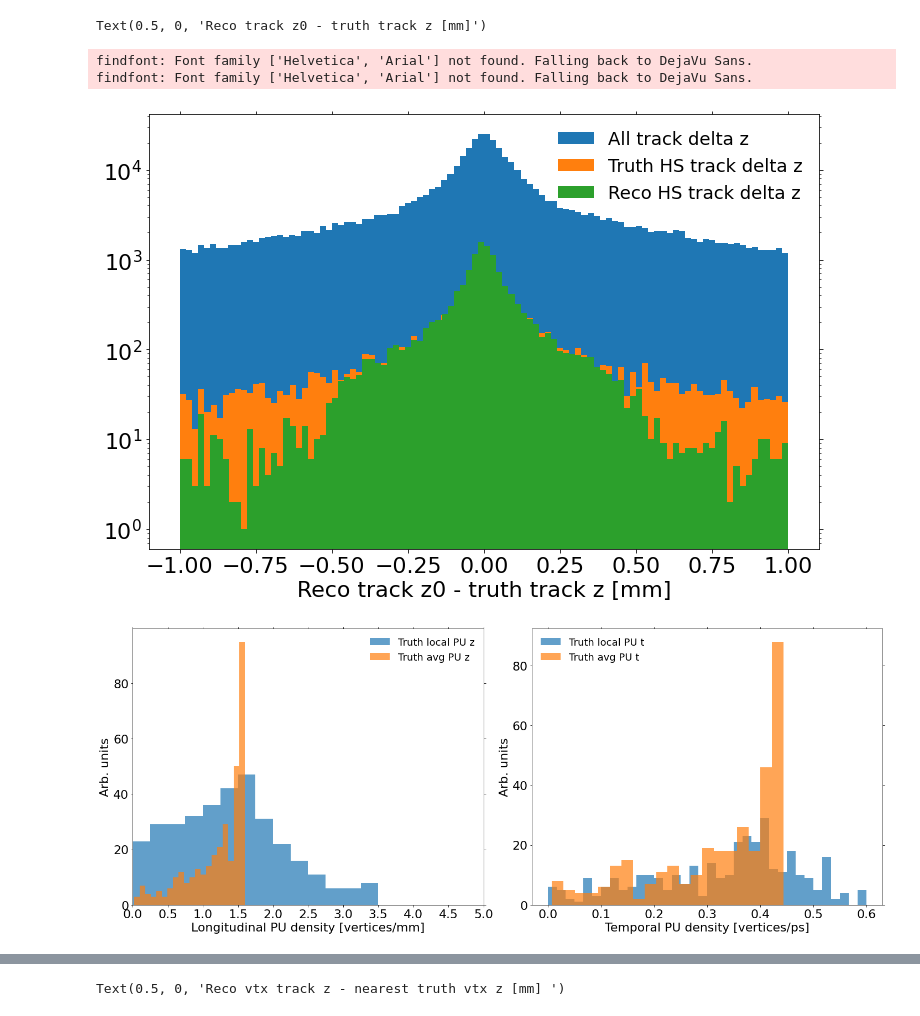
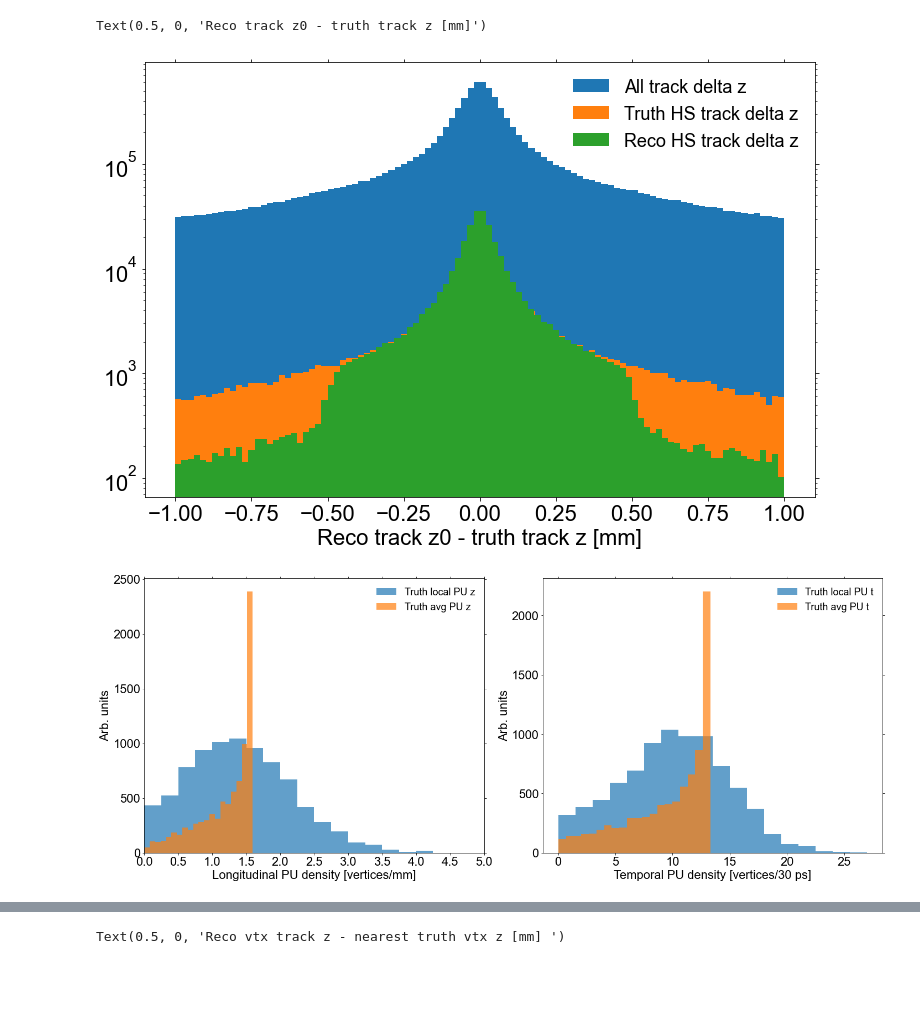
Before and after one commit to ttlindkvist/4DTracking, a Jupyter notebook: pileup_z.ipynb, the cells around one changed output, grey strips where cells are left out. Saved outputs shown, nothing was run; the diff lists cells and outputs as text; code cells hidden in the pictures; blank space fills up the shorter version.

```diff
--- a/pileup_z.ipynb
+++ b/pileup_z.ipynb
@@ -26,7 +26,7 @@ def computeAvgPUDensity(all_events_vertex_xs, mu=200, sigma_x=50):
     return avgPUdensity
 # %%
 # files = ['ntuples_condor/OutDir_{}/hist-Rel21sample.root'.format(i) for i in range(1, 10)]
-files = ['../ntuples/ttbar/hist-Rel21sample.root']
+files = ['../ntuples/ttbar/OutDir_{}/hist-Rel21sample.root'.format(i) for i in range(3, 12)]
 track_t = np.array([], dtype='object')
 track_z0 = np.array([], dtype='object')
 track_z0_var = np.array([], dtype='object')
@@ -89,9 +89,7 @@ plt.legend(frameon=False)
 plt.xlabel('Reco track z0 - truth track z [mm]')
 # %% [output]
 Text(0.5, 0, 'Reco track z0 - truth track z [mm]')
-findfont: Font family ['Helvetica', 'Arial'] not found. Falling back to DejaVu Sans.
-findfont: Font family ['Helvetica', 'Arial'] not found. Falling back to DejaVu Sans.
-[figure, old version]
+[figure, new version]
 # %%
 # cut >1 track pT
 # plot vs track eta
@@ -130,37 +130,39 @@ fig.set_size_inches(20, 8)
 
 delta_z = 2
 truth_localzPU = computeLocalPUDensity(truth_vertex_z, delta_z)
 truth_avgzPU = computeAvgPUDensity(truth_vertex_z, mu=200, sigma_x=50)
 
 
 zbinwidth = 1/(2*delta_z)
 _, zLPU_truth_bin_edges, _ = ax1.hist(truth_localzPU, bins=np.arange(np.min(truth_localzPU), np.max(truth_localzPU) + zbinwidth, zbinwidth), density=False, alpha=0.7, label='Truth local PU z')
 _, zAPU_truth_bin_edges, _ = ax1.hist(truth_avgzPU, bins=20, density=False, alpha=0.7, label='Truth avg PU z')
 
 ax1.set_xlabel('Longitudinal PU density [vertices/mm]')
 ax1.set_ylabel('Arb. units')
 # ax1.set_yscale('log')
 ax1.set_xticks(np.arange(0, 10, 0.5))
 ax1.set_xlim(0, 5)
 ax1.legend(frameon=False)
 
 
 sigma_t = 180
-delta_t = 60
-truth_localtPU = computeLocalPUDensity(1e3*truth_vertex_t, delta_t)
-truth_avgtPU = computeAvgPUDensity(1e3*truth_vertex_t, mu=200, sigma_x=sigma_t)
+delta_t = 20
 
-tbinwidth = 1/(2*delta_t) * 2
+tPU_unit = 30
+truth_localtPU = computeLocalPUDensity(1e3*truth_vertex_t/tPU_unit, delta_t/tPU_unit)
+truth_avgtPU = computeAvgPUDensity(1e3*truth_vertex_t/tPU_unit, mu=200, sigma_x=sigma_t/tPU_unit)
+
+tbinwidth = 1/(2*delta_t/tPU_unit) * 2
 _, tLPU_truth_bin_edges, _ = ax2.hist(truth_localtPU, bins=np.arange(np.min(truth_localtPU), np.max(truth_localtPU) + tbinwidth, tbinwidth), density=False, alpha=0.7, label='Truth local PU t', color='C0')
 _, tAPU_truth_bin_edges, _ = ax2.hist(truth_avgtPU, bins=20, density=False, alpha=0.7, label='Truth avg PU t', color='C1')
 
-ax2.set_xlabel('Temporal PU density [vertices/ps]')
+ax2.set_xlabel('Temporal PU density [vertices/{} ps]'.format(tPU_unit))
 ax2.set_ylabel('Arb. units')
 # ax2.set_yscale('log')
 # ax2.set_xticks(np.arange(0, 0.5, 0.1))
 # ax2.set_xlim(0, 0.5)
 ax2.legend(frameon=False)
 fig.tight_layout()
 # %% [output]
-[figure, old version]
+[figure, new version]
 # %%
```
Also changed, not shown: parts of 10 cells of this notebook, 1 other file.
